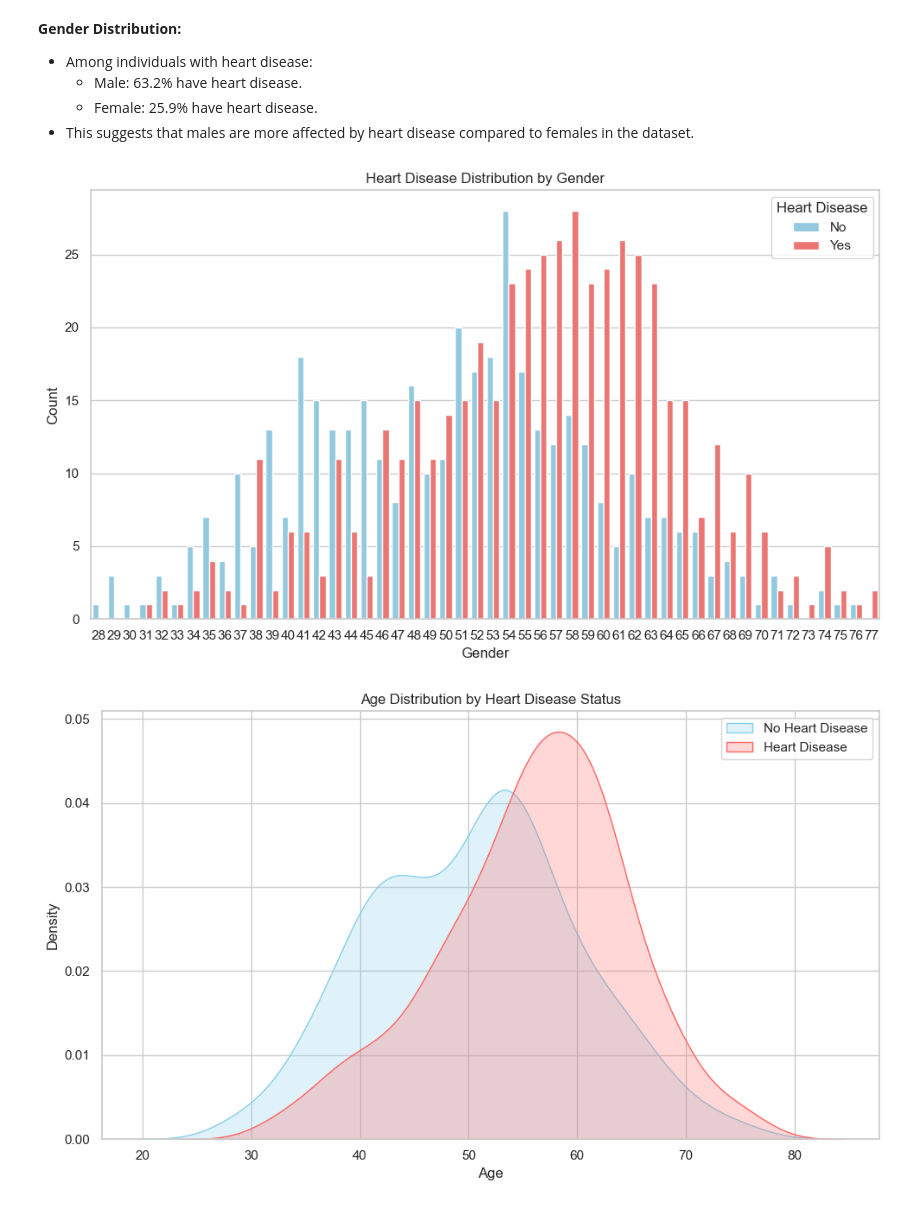
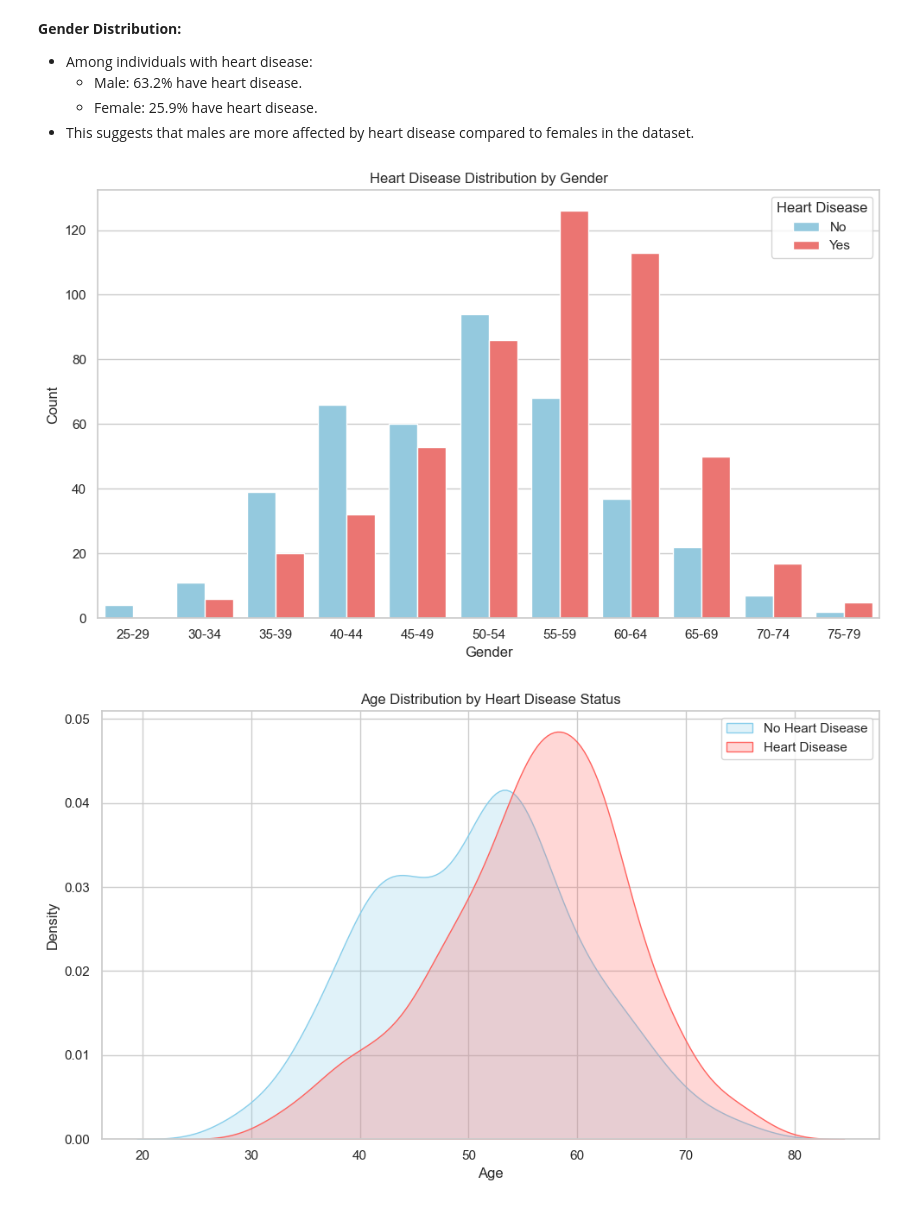
Before and after one commit to Deadinside-at-HCMUS/CSC17104-project, a Jupyter notebook: Notebook.ipynb, the cells around one changed output. Drawn from its saved outputs; the diff is of its cells as text; code cells hidden in the pictures.

```diff
--- a/Notebook.ipynb
+++ b/Notebook.ipynb
@@ -440,0 +459,17 @@ selected_df.head()
+# %%
+# Create a new copy dataframe
+age_grouped_df = selected_df.copy()
+
+# Create ages bins
+age_bin_width = 5
+min_side_age = int(selected_df['Age'].min() / age_bin_width) * age_bin_width
+max_side_age = int(selected_df['Age'].max() / age_bin_width + 1) * age_bin_width
+
+age_bins = range(min_side_age, max_side_age + age_bin_width, age_bin_width)
+labels = [f"{start}-{end-1}" for start, end in zip(age_bins, age_bins[1:])]
+
+# Create a new column 'AgeGroup'
+age_grouped_df['AgeGroup'] = pd.cut(age_grouped_df['Age'], bins=age_bins, labels=labels, right=False)
+age_grouped_df = age_grouped_df.drop(columns=['Age'])
+
+age_grouped_df.head()
@@ -499,20 +542,20 @@ plt.show()
 # %%
 custom_palette = {"N": BLUE, "Y": RED}
 
 sns.set(style="whitegrid")
 plt.figure(figsize=(10, 6))
 
-sns.countplot(x="Age", hue="HeartDisease", data=selected_df, palette=custom_palette)
+sns.countplot(x="AgeGroup", hue="HeartDisease", data=age_grouped_df, palette=custom_palette)
 
 plt.title('Heart Disease Distribution by Gender')
 plt.xlabel('Gender')
 plt.ylabel('Count')
 plt.legend(title='Heart Disease', loc='upper right', labels=['No', 'Yes'])
 
 plt.tight_layout()
 plt.show()
 # %% [output]
-[figure, old version]
+[figure, new version]
 # %%
 sns.set(style="whitegrid")
 plt.figure(figsize=(10, 6))
```
Also changed, not shown: parts of 39 cells of this notebook.
